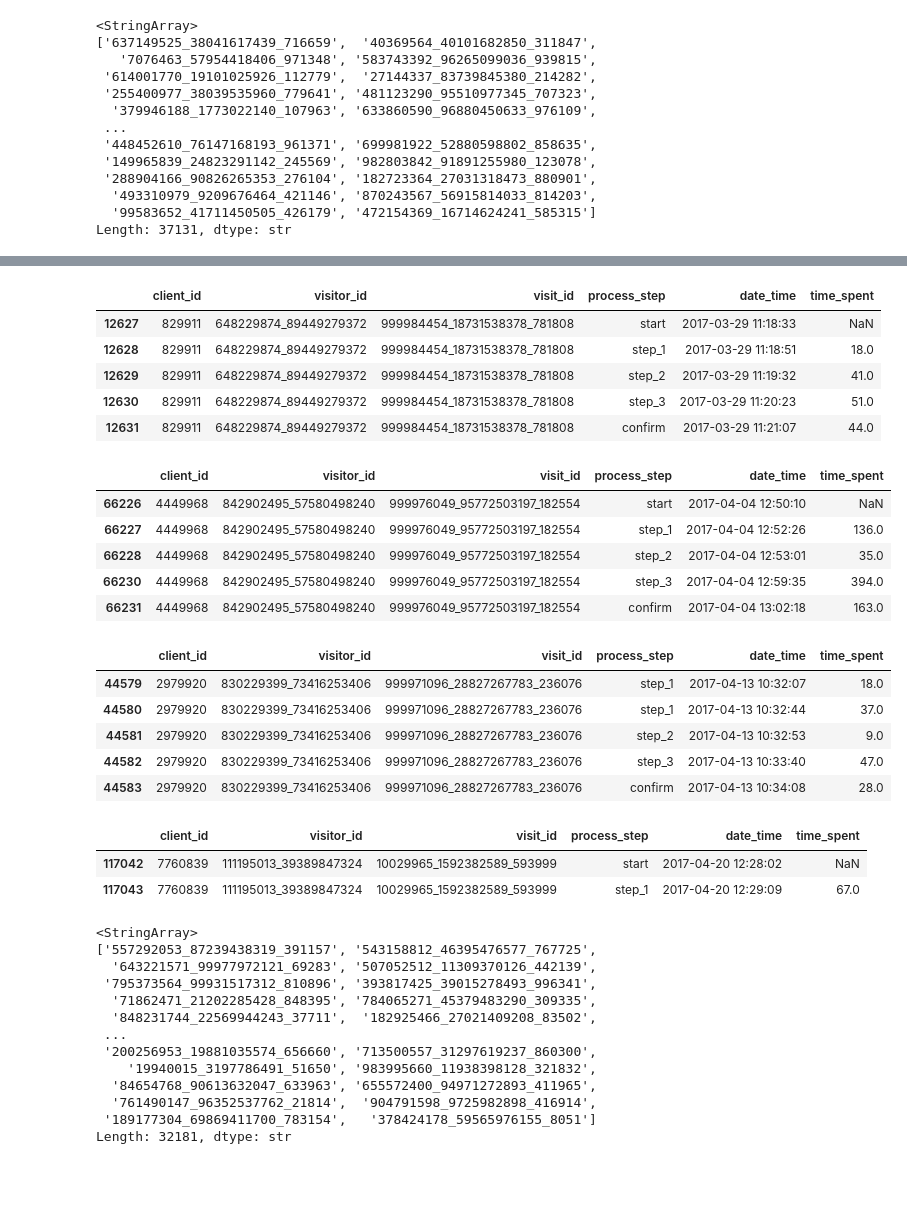
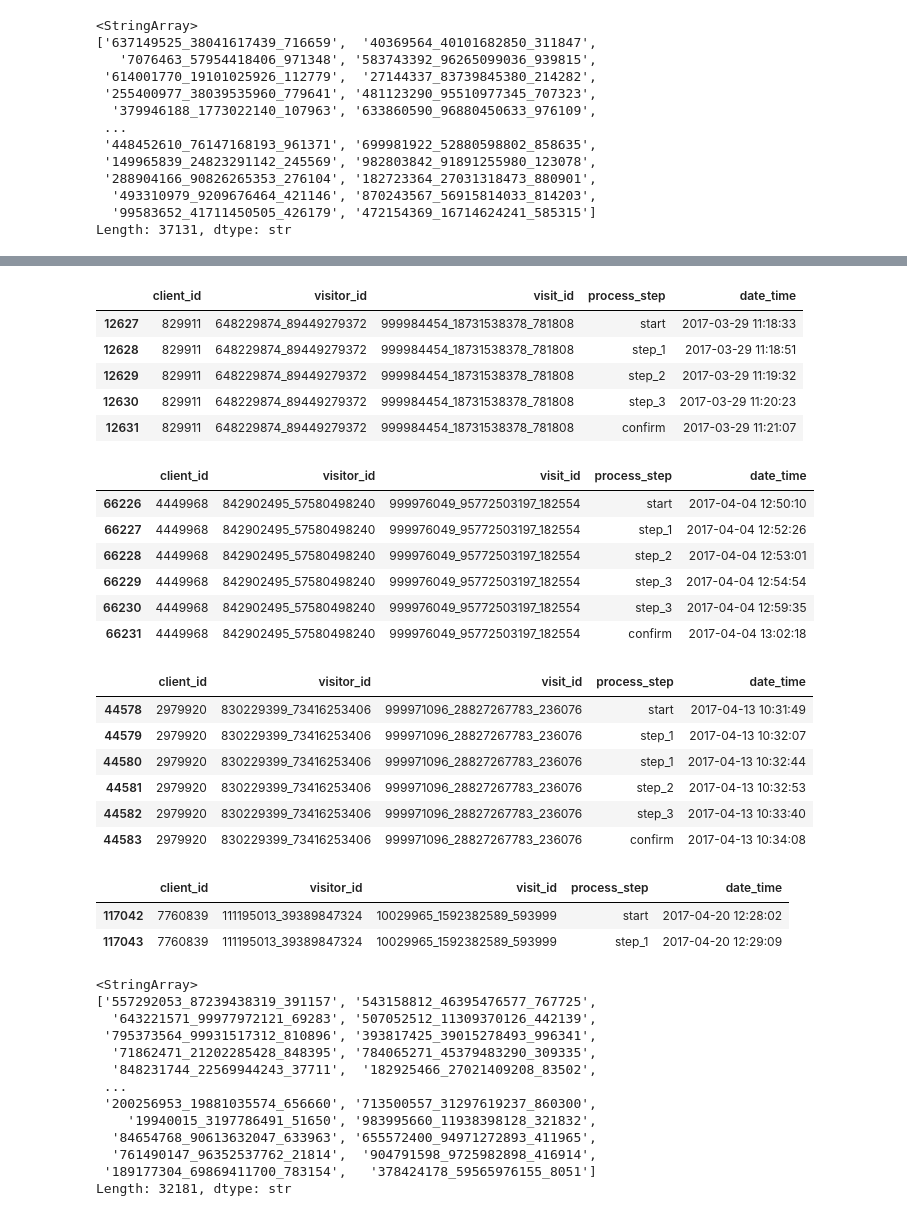
Before and after one commit to gonch145-svg/project-2, a Jupyter notebook: notebooks/completion_time_francisca.ipynb, the cells around one changed output, grey strips where cells are left out. Saved outputs shown, nothing was run; the diff lists cells and outputs as text; code cells hidden in the pictures; blank space fills up the shorter version.

```diff
--- a/notebooks/completion_time_francisca.ipynb
+++ b/notebooks/completion_time_francisca.ipynb
@@ -83,36 +88,38 @@ df_test[df_test['visit_id']=='999988789_76411676596_272843'][['client_id', 'visi
 # %%
-df_test[df_test['visit_id']=='999984454_18731538378_781808'][['client_id', 'visitor_id', 'visit_id', 'process_step', 'date_time', 'time_spent']].sort_values(by='date_time', ascending=True)
+df_test[df_test['visit_id']=='999984454_18731538378_781808'][['client_id', 'visitor_id', 'visit_id', 'process_step', 'date_time']].sort_values(by='date_time', ascending=True)
 # %% [output]
-|  | client_id | visitor_id | visit_id | process_step | date_time | time_spent |
-| 12627 | 829911 | 648229874_89449279372 | 999984454_18731538378_781808 | start | 2017-03-29 11:18:33 | NaN |
-| 12628 | 829911 | 648229874_89449279372 | 999984454_18731538378_781808 | step_1 | 2017-03-29 11:18:51 | 18.0 |
-| 12629 | 829911 | 648229874_89449279372 | 999984454_18731538378_781808 | step_2 | 2017-03-29 11:19:32 | 41.0 |
-| 12630 | 829911 | 648229874_89449279372 | 999984454_18731538378_781808 | step_3 | 2017-03-29 11:20:23 | 51.0 |
-| 12631 | 829911 | 648229874_89449279372 | 999984454_18731538378_781808 | confirm | 2017-03-29 11:21:07 | 44.0 |
+|  | client_id | visitor_id | visit_id | process_step | date_time |
+| 12627 | 829911 | 648229874_89449279372 | 999984454_18731538378_781808 | start | 2017-03-29 11:18:33 |
+| 12628 | 829911 | 648229874_89449279372 | 999984454_18731538378_781808 | step_1 | 2017-03-29 11:18:51 |
+| 12629 | 829911 | 648229874_89449279372 | 999984454_18731538378_781808 | step_2 | 2017-03-29 11:19:32 |
+| 12630 | 829911 | 648229874_89449279372 | 999984454_18731538378_781808 | step_3 | 2017-03-29 11:20:23 |
+| 12631 | 829911 | 648229874_89449279372 | 999984454_18731538378_781808 | confirm | 2017-03-29 11:21:07 |
 # %%
-df_test[df_test['visit_id']=='999976049_95772503197_182554'][['client_id', 'visitor_id', 'visit_id', 'process_step', 'date_time', 'time_spent']].sort_values(by='date_time', ascending=True)
+df_test[df_test['visit_id']=='999976049_95772503197_182554'][['client_id', 'visitor_id', 'visit_id', 'process_step', 'date_time']].sort_values(by='date_time', ascending=True)
 # %% [output]
-|  | client_id | visitor_id | visit_id | process_step | date_time | time_spent |
-| 66226 | 4449968 | 842902495_57580498240 | 999976049_95772503197_182554 | start | 2017-04-04 12:50:10 | NaN |
-| 66227 | 4449968 | 842902495_57580498240 | 999976049_95772503197_182554 | step_1 | 2017-04-04 12:52:26 | 136.0 |
-| 66228 | 4449968 | 842902495_57580498240 | 999976049_95772503197_182554 | step_2 | 2017-04-04 12:53:01 | 35.0 |
-| 66230 | 4449968 | 842902495_57580498240 | 999976049_95772503197_182554 | step_3 | 2017-04-04 12:59:35 | 394.0 |
-| 66231 | 4449968 | 842902495_57580498240 | 999976049_95772503197_182554 | confirm | 2017-04-04 13:02:18 | 163.0 |
+|  | client_id | visitor_id | visit_id | process_step | date_time |
+| 66226 | 4449968 | 842902495_57580498240 | 999976049_95772503197_182554 | start | 2017-04-04 12:50:10 |
+| 66227 | 4449968 | 842902495_57580498240 | 999976049_95772503197_182554 | step_1 | 2017-04-04 12:52:26 |
+| 66228 | 4449968 | 842902495_57580498240 | 999976049_95772503197_182554 | step_2 | 2017-04-04 12:53:01 |
+| 66229 | 4449968 | 842902495_57580498240 | 999976049_95772503197_182554 | step_3 | 2017-04-04 12:54:54 |
+| 66230 | 4449968 | 842902495_57580498240 | 999976049_95772503197_182554 | step_3 | 2017-04-04 12:59:35 |
+| 66231 | 4449968 | 842902495_57580498240 | 999976049_95772503197_182554 | confirm | 2017-04-04 13:02:18 |
 # %%
-df_test_clean[df_test_clean['visit_id']=='999971096_28827267783_236076'][['client_id', 'visitor_id', 'visit_id', 'process_step', 'date_time', 'time_spent']].sort_values(by='date_time', ascending=True)
+df_test[df_test['visit_id']=='999971096_28827267783_236076'][['client_id', 'visitor_id', 'visit_id', 'process_step', 'date_time']].sort_values(by='date_time', ascending=True)
 # %% [output]
-|  | client_id | visitor_id | visit_id | process_step | date_time | time_spent |
-| 44579 | 2979920 | 830229399_73416253406 | 999971096_28827267783_236076 | step_1 | 2017-04-13 10:32:07 | 18.0 |
-| 44580 | 2979920 | 830229399_73416253406 | 999971096_28827267783_236076 | step_1 | 2017-04-13 10:32:44 | 37.0 |
-| 44581 | 2979920 | 830229399_73416253406 | 999971096_28827267783_236076 | step_2 | 2017-04-13 10:32:53 | 9.0 |
-| 44582 | 2979920 | 830229399_73416253406 | 999971096_28827267783_236076 | step_3 | 2017-04-13 10:33:40 | 47.0 |
-| 44583 | 2979920 | 830229399_73416253406 | 999971096_28827267783_236076 | confirm | 2017-04-13 10:34:08 | 28.0 |
+|  | client_id | visitor_id | visit_id | process_step | date_time |
+| 44578 | 2979920 | 830229399_73416253406 | 999971096_28827267783_236076 | start | 2017-04-13 10:31:49 |
+| 44579 | 2979920 | 830229399_73416253406 | 999971096_28827267783_236076 | step_1 | 2017-04-13 10:32:07 |
+| 44580 | 2979920 | 830229399_73416253406 | 999971096_28827267783_236076 | step_1 | 2017-04-13 10:32:44 |
+| 44581 | 2979920 | 830229399_73416253406 | 999971096_28827267783_236076 | step_2 | 2017-04-13 10:32:53 |
+| 44582 | 2979920 | 830229399_73416253406 | 999971096_28827267783_236076 | step_3 | 2017-04-13 10:33:40 |
+| 44583 | 2979920 | 830229399_73416253406 | 999971096_28827267783_236076 | confirm | 2017-04-13 10:34:08 |
 # %%
-df_test[df_test['visit_id']=='10029965_1592382589_593999'][['client_id', 'visitor_id', 'visit_id', 'process_step', 'date_time', 'time_spent']].sort_values(by='date_time', ascending=True)
+df_test[df_test['visit_id']=='10029965_1592382589_593999'][['client_id', 'visitor_id', 'visit_id', 'process_step', 'date_time']].sort_values(by='date_time', ascending=True)
 # %% [output]
-|  | client_id | visitor_id | visit_id | process_step | date_time | time_spent |
-| 117042 | 7760839 | 111195013_39389847324 | 10029965_1592382589_593999 | start | 2017-04-20 12:28:02 | NaN |
-| 117043 | 7760839 | 111195013_39389847324 | 10029965_1592382589_593999 | step_1 | 2017-04-20 12:29:09 | 67.0 |
+|  | client_id | visitor_id | visit_id | process_step | date_time |
+| 117042 | 7760839 | 111195013_39389847324 | 10029965_1592382589_593999 | start | 2017-04-20 12:28:02 |
+| 117043 | 7760839 | 111195013_39389847324 | 10029965_1592382589_593999 | step_1 | 2017-04-20 12:29:09 |
 # %%
 df_control['visit_id'].unique()
 # %% [output]
```
Also changed, not shown: parts of 28 cells of this notebook, 1 other file.
